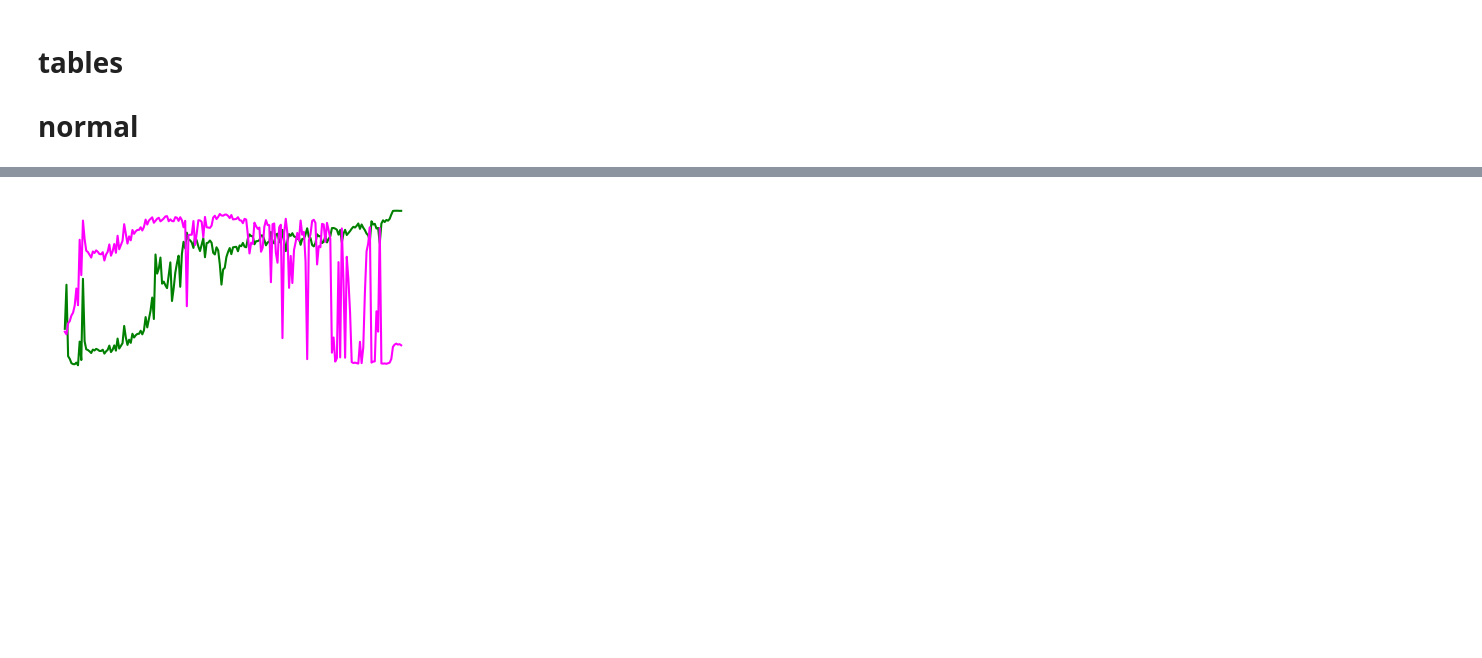
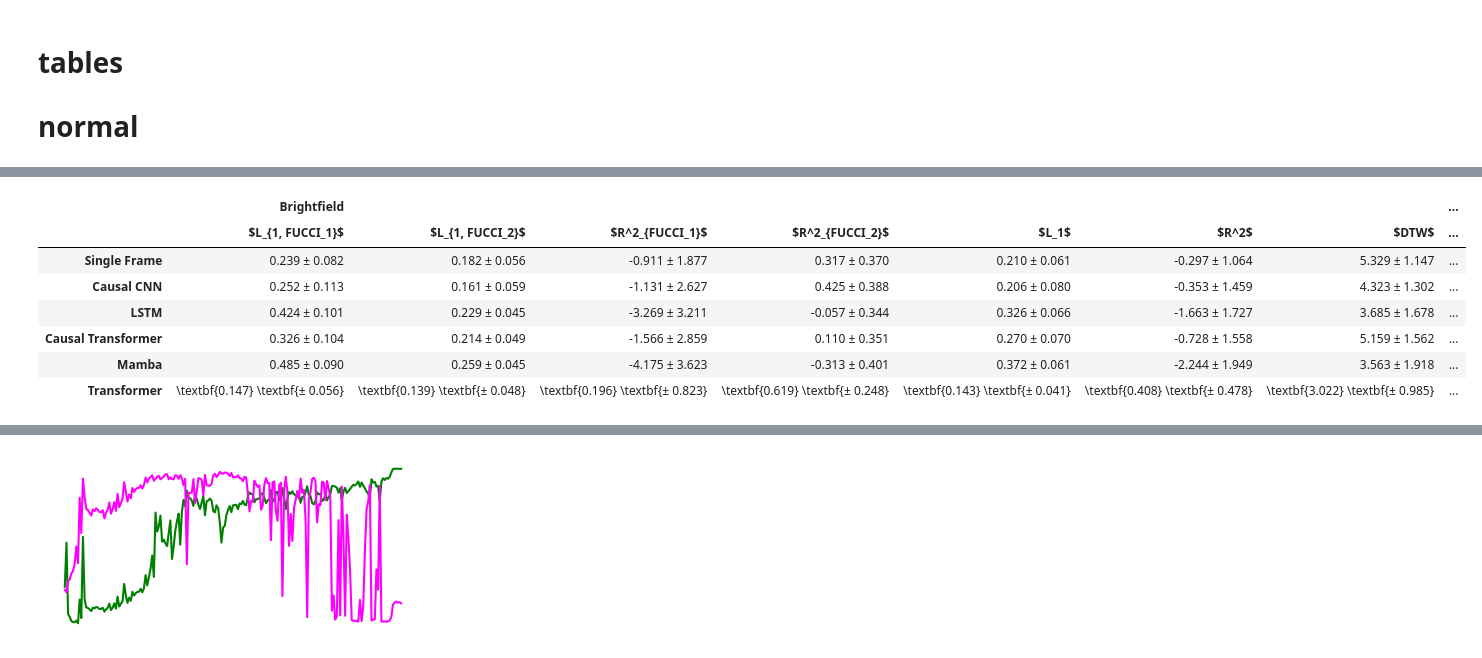
Before and after one commit to louisleger/cell-cycle, a Jupyter notebook: nb_result_analysis/tables_notebook-louis.ipynb, the cells around one changed output, grey strips where cells are left out. Saved outputs shown, nothing was run; the diff lists cells and outputs as text; code cells hidden in the pictures; blank space fills up the shorter version.

```diff
--- a/nb_result_analysis/tables_notebook-louis.ipynb
+++ b/nb_result_analysis/tables_notebook-louis.ipynb
@@ -52,12 +0,0 @@ modalities = ["bf", "h2b"]
-# %%
-data = {}
-errors_g = {}
-errors_r = {}
-for mod in modalities:
-    data[mod] = {}
-    errors_g[mod] = {}
-    errors_r[mod] = {}
-    for head in heads:
-        # loading the dataset
-        tracks = get_data(data_path_, mod, head)
-        data[mod][head] = tracks
@@ -81,31 +52,75 @@ models = {key:val for key, val in zip(good_heads, ['Single Frame', 'Causal CNN',
 # %%
+
 import pandas as pd
 import numpy as np
 from sklearn.metrics import mean_absolute_error, r2_score
 from dtaidistance import dtw
 from fastdtw import fastdtw
 from scipy.spatial.distance import euclidean
+import itertools
 
-columns = ['L_1', 'L_{1, FUCCI_1}', 'L_{1, FUCCI_2}', 'R^2', 'DTW', ]
+columns = ['$L_{1, FUCCI_1}$', '$L_{1, FUCCI_2}$', '$R^2_{FUCCI_1}$', '$R^2_{FUCCI_2}$', '$L_1$', '$R^2$', '$DTW$', ]
 super_columns = {'bf':"Brightfield", 'h2b': "Histone H2B"}
-models = {key:val for key, val in zip(good_heads, ['Single Frame', 'Causal CNN', 'Mamba', 'Transformer'])}
+good_heads = ["mlp", "cnn", "lstm", "xtransformer-causal", "mamba", "xtransformer"]
+models = {key:val for key, val in zip(good_heads, ['Single Frame', 'Causal CNN', 'LSTM', 'Causal Transformer', 'Mamba', 'Transformer'])}
 rows = []
-
+dtw_vals = pd.read_csv('df_metrics.csv')
+dtw_std_vals = pd.read_csv('df_metrics_std.csv')
 for mod in ['bf', 'h2b']:
     for head in good_heads:
         print(mod, head)
-        l1 = np.mean([mean_absolute_error(data[mod][head][idx], data[mod]['GT'][idx]) for idx in range(len(gt_tracks))])
-        l1_red = np.mean([mean_absolute_error(data[mod][head][idx][:, 1], data[mod]['GT'][idx][:, 1]) for idx in range(len(gt_tracks))])
-        l1_green = np.mean([mean_absolute_error(data[mod][head][idx][:, 0], data[mod]['GT'][idx][:, 0]) for idx in range(len(gt_tracks))])
-        r2 = np.mean([max(r2_score(gt_tracks[idx],data[mod][head][idx]), 0) for idx in range(len(gt_tracks))])
-        dtw_val = np.mean([fastdtw(data[mod][head][idx], data[mod]['GT'][idx], dist=euclidean, )[0] for idx in range(len(gt_tracks))])
-        rows.append((round(l1, 3), round(l1_red, 3), round(l1_green, 3), round(r2, 3), round(dtw_val, 3) ))
+        l1_red_vals = [mean_absolute_error(data[mod][head][idx][:, 1], data[mod]['GT'][idx][:, 1]) for idx in range(len(gt_tracks))]
+        l1_green_vals = [mean_absolute_error(data[mod][head][idx][:, 0], data[mod]['GT'][idx][:, 0]) for idx in range(len(gt_tracks))]
+        r2_red_vals = [r2_score(gt_tracks[idx][:, 1], data[mod][head][idx][:, 1]) for idx in range(len(gt_tracks))]
+        r2_green_vals = [r2_score(gt_tracks[idx][:, 0], data[mod][head][idx][:, 0]) for idx in range(len(gt_tracks))]
+        l1_vals = [mean_absolute_error(data[mod][head][idx], data[mod]['GT'][idx]) for idx in range(len(gt_tracks))]
+        r2_vals = [r2_score(gt_tracks[idx], data[mod][head][idx]) for idx in range(len(gt_tracks))]
 
-#for idx in range(len(gt_tracks)):
-#    print(r2_score(data[mod]["cnn"][idx][:, :], gt_tracks[idx]) )
-data_ = pd.concat([pd.DataFrame(rows[:len(rows)//2]), pd.DataFrame(rows[len(rows)//2:])], axis=1)
+        dtw_mean, dtw_std = dtw_vals[(dtw_vals['head'] == models[head]) & (dtw_vals['modality'] == mod)]['DTW'].values[0], dtw_std_vals[(dtw_std_vals['head'] == models[head]) & (dtw_std_vals['modality'] == mod)]['DTW_std'].values[0]
+        rows.append([
+            [np.mean(l1_red_vals), np.std(l1_red_vals)],
+            [np.mean(l1_green_vals), np.std(l1_green_vals)],
+            [np.mean(r2_red_vals), np.std(r2_red_vals)],
+            [np.mean(r2_green_vals), np.std(r2_green_vals)],
+            [np.mean(l1_vals), np.std(l1_vals)],
+            [np.mean(r2_vals), np.std(r2_vals)],
+            [dtw_mean, dtw_std]
+        ])
+
+rows_mean = [list(zip(*r))[0] for r in rows]
+rows_std = [list(zip(*r))[1] for r in rows]
+
+data_ = pd.concat([pd.DataFrame(rows_mean[:len(rows_mean)//2]), pd.DataFrame(rows_mean[len(rows_mean)//2:])], axis=1)
 data_.columns = pd.MultiIndex.from_product([list(super_columns.values()), columns])
-data_.index =list( models.values() )
+data_.index = list(models.values())
+
+std_values = pd.concat([pd.DataFrame(rows_std[:len(rows_std)//2]), pd.DataFrame(rows_std[len(rows_std)//2:])], axis=1)
+std_values.columns = pd.MultiIndex.from_product([list(super_columns.values()), columns])
+std_values.index = list(models.values())
+
+latex_df = data_.copy()
+skip_std = False
+for col in itertools.product(list(super_columns.values()), ['$L_1$', '$L_{1, FUCCI_1}$', '$L_{1, FUCCI_2}$', '$DTW$']):
+    min_value = data_[col].min()
+    min_std = std_values[col][data_[col] == min_value]
+    latex_df[col] = data_[col].apply(lambda x: f"\\textbf{{{x:.3f}}}" if x == min_value else f"{x:.3f}")
+    if not skip_std:
+        latex_df[col] += std_values[col].apply(
+            lambda s: f" \\textbf{{± {s:.3f}}}" if s in min_std.values else f" ± {s:.3f}"
+        )
+
+for col in itertools.product(list(super_columns.values()), ['$R^2_{FUCCI_1}$', '$R^2_{FUCCI_2}$', '$R^2$']):
+    max_value = data_[col].max()
+    max_std = std_values[col][data_[col] == max_value]
+    latex_df[col] = data_[col].apply(lambda x: f"\\textbf{{{x:.3f}}}" if x == max_value else f"{x:.3f}")
+    if not skip_std:
+        latex_df[col] += std_values[col].apply(
+            lambda s: f" \\textbf{{± {s:.3f}}}" if s in max_std.values else f" ± {s:.3f}"
+        )
+
+display(latex_df)
+with open("table1.tex", "w") as f:
+    f.write(latex_df.to_latex(index=True, escape=False))
 # %% [output]
 bf mlp
 bf cnn
@@ -116,2 +135,10 @@ h2b cnn
 h2b mamba
 h2b xtransformer
+|  | Brightfield |  |  |  |  |  |  | ... |
+|  | $L_{1, FUCCI_1}$ | $L_{1, FUCCI_2}$ | $R^2_{FUCCI_1}$ | $R^2_{FUCCI_2}$ | $L_1$ | $R^2$ | $DTW$ | ... |
+| Single Frame | 0.239 ± 0.082 | 0.182 ± 0.056 | -0.911 ± 1.877 | 0.317 ± 0.370 | 0.210 ± 0.061 | -0.297 ± 1.064 | 5.329 ± 1.147 | ... |
+| Causal CNN | 0.252 ± 0.113 | 0.161 ± 0.059 | -1.131 ± 2.627 | 0.425 ± 0.388 | 0.206 ± 0.080 | -0.353 ± 1.459 | 4.323 ± 1.302 | ... |
+| LSTM | 0.424 ± 0.101 | 0.229 ± 0.045 | -3.269 ± 3.211 | -0.057 ± 0.344 | 0.326 ± 0.066 | -1.663 ± 1.727 | 3.685 ± 1.678 | ... |
+| Causal Transformer | 0.326 ± 0.104 | 0.214 ± 0.049 | -1.566 ± 2.859 | 0.110 ± 0.351 | 0.270 ± 0.070 | -0.728 ± 1.558 | 5.159 ± 1.562 | ... |
+| Mamba | 0.485 ± 0.090 | 0.259 ± 0.045 | -4.175 ± 3.623 | -0.313 ± 0.401 | 0.372 ± 0.061 | -2.244 ± 1.949 | 3.563 ± 1.918 | ... |
+| Transformer | \textbf{0.147} \textbf{± 0.056} | \textbf{0.139} \textbf{± 0.048} | \textbf{0.196} \textbf{± 0.823} | \textbf{0.619} \textbf{± 0.248} | \textbf{0.143} \textbf{± 0.041} | \textbf{0.408} \textbf{± 0.478} | \textbf{3.022} \textbf{± 0.985} | ... |
```
Also changed, not shown: parts of 26 cells of this notebook, 4 other files.
